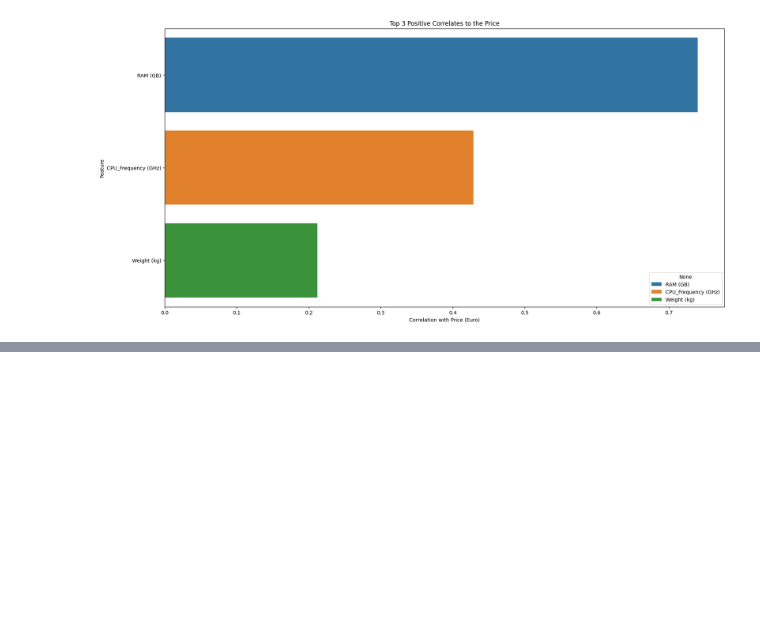
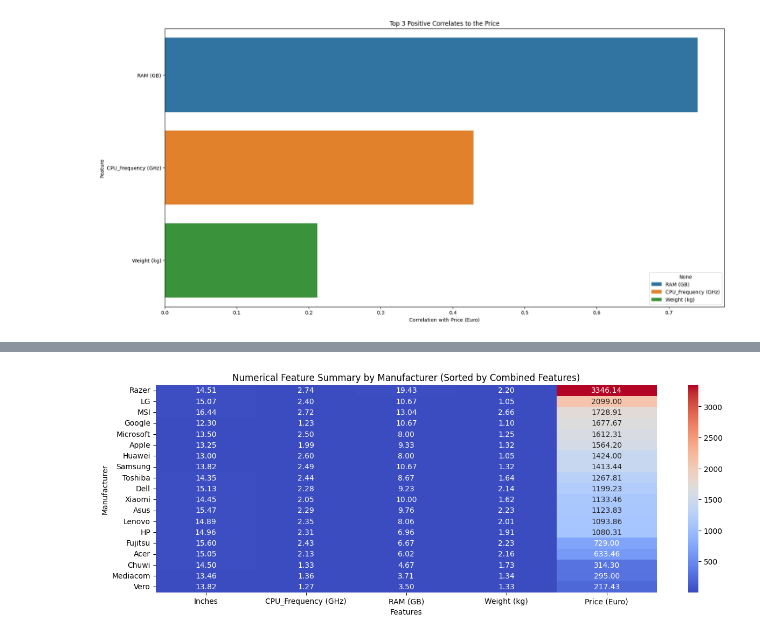
Before and after one commit to Folasewa/DS_Class_Project, a Jupyter notebook: Mini_Project_Folasewa_DS.ipynb, the cells around one changed output, grey strips where cells are left out. Saved outputs shown, nothing was run; the diff lists cells and outputs as text; code cells hidden in the pictures; blank space fills up the shorter version.

```diff
--- a/Mini_Project_Folasewa_DS.ipynb
+++ b/Mini_Project_Folasewa_DS.ipynb
@@ -495,0 +532,29 @@ Name: Price (Euro), dtype: float64
+# %%
+# Getting the categorical and numerical features
+numerical_features = laptop_data.select_dtypes(include=['float64', 'int64']).columns
+categorical_features = laptop_data.select_dtypes(include=['object']).columns
+
+# Grouping by manufacturer and calculating the mean for numerical features
+numerical_features_mean = laptop_data.groupby('Company')[numerical_features].mean()
+
+# Define a custom sorting criterion: Sum of all numerical features (or you can use weighted average)
+numerical_features_mean['Sorting Criterion'] = numerical_features_mean.sum(axis=1)
+
+# Sort the numerical features DataFrame based on the custom criterion
+numerical_features_mean_sorted = numerical_features_mean.sort_values(by='Sorting Criterion', ascending=False).drop(columns='Sorting Criterion')
+
+# Grouping by manufacturer and finding the mode for categorical features
+categorical_features_mode = laptop_data.groupby('Company')[categorical_features].agg(lambda x: x.mode().iloc[0])
+
+# Combining numerical and categorical summaries
+features_summary = pd.concat([numerical_features_mean_sorted, categorical_features_mode], axis=1)
+
+# Plotting the numerical features visualization with sorted order
+plt.figure(figsize=(15, 5))
+sns.heatmap(numerical_features_mean_sorted, annot=True, cmap='coolwarm', fmt='.2f')
+plt.title('Numerical Feature Summary by Manufacturer (Sorted by Combined Features)')
+plt.xlabel('Features')
+plt.ylabel('Manufacturer')
+plt.show()
+# %% [output]
+[figure, added]
```
Also changed, not shown: parts of 8 cells of this notebook.
